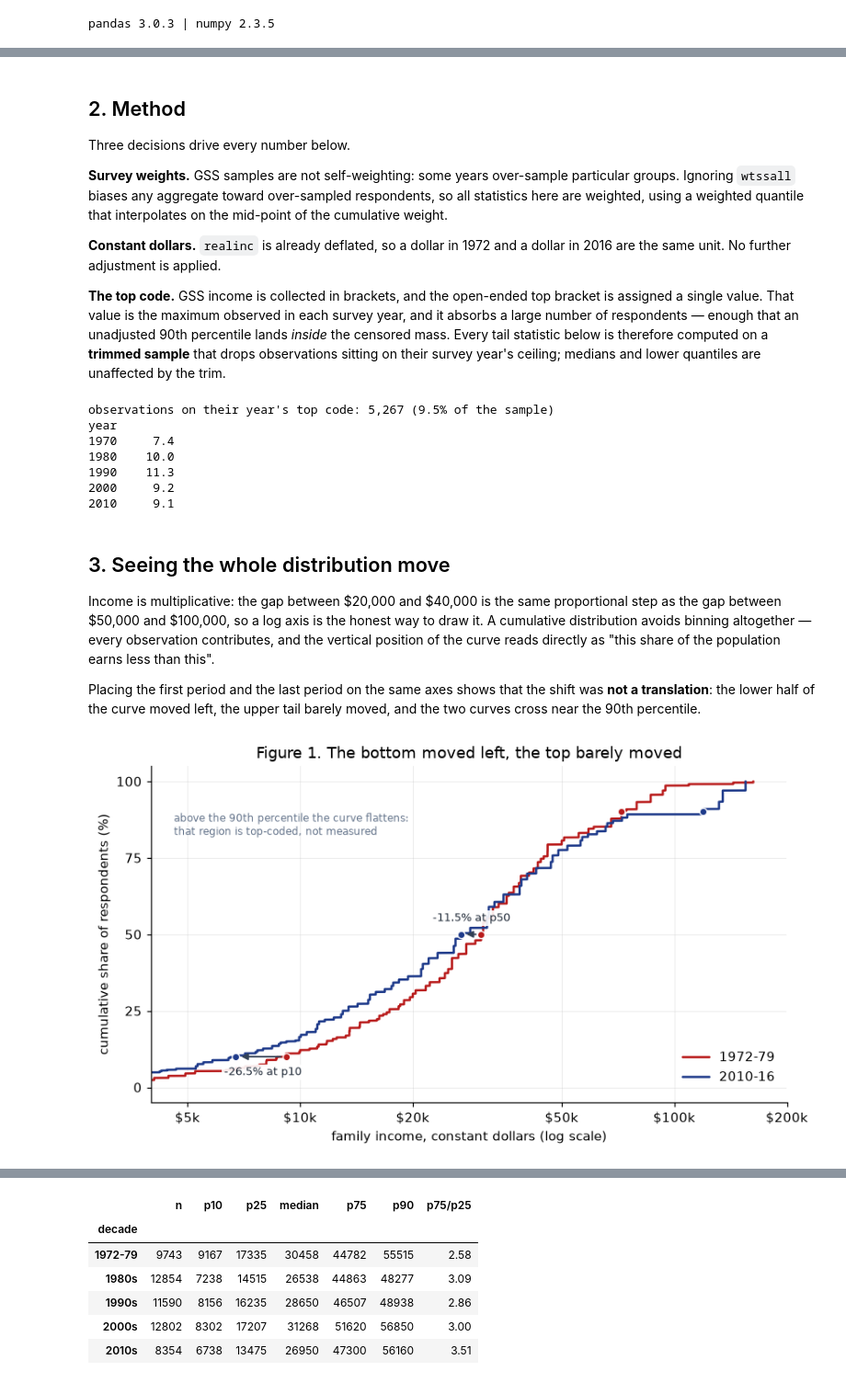
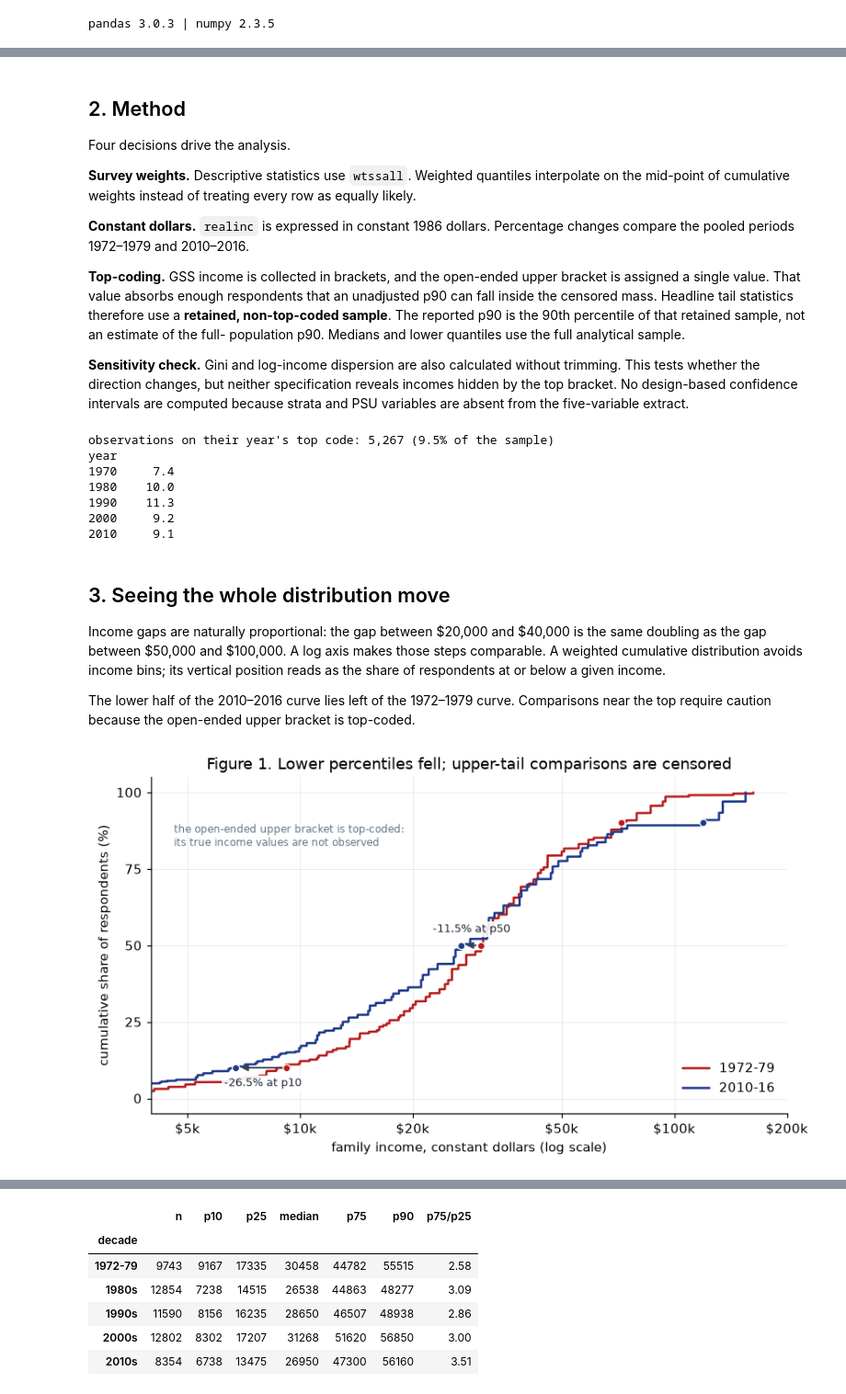
Before and after one commit to wangtingyue0322-beep/data-science-project, a Jupyter notebook: income_analysis.ipynb, the cells around one changed output, grey strips where cells are left out. Shown at 92% size. Drawn from its saved outputs; the diff is of its cells as text; code cells hidden in the pictures.

Commit message:
Improve analytical rigour and reproducibility

```diff
--- a/income_analysis.ipynb
+++ b/income_analysis.ipynb
@@ -63,20 +75,24 @@ survey years: 1972-2016
 # %% [markdown]
 ## 2. Method
 
-Three decisions drive every number below.
+Four decisions drive the analysis.
 
-**Survey weights.** GSS samples are not self-weighting: some years over-sample particular groups.
-Ignoring `wtssall` biases any aggregate toward over-sampled respondents, so all statistics here are
-weighted, using a weighted quantile that interpolates on the mid-point of the cumulative weight.
+**Survey weights.** Descriptive statistics use `wtssall`. Weighted quantiles interpolate on the
+mid-point of cumulative weights instead of treating every row as equally likely.
 
-**Constant dollars.** `realinc` is already deflated, so a dollar in 1972 and a dollar in 2016 are the
-same unit. No further adjustment is applied.
+**Constant dollars.** `realinc` is expressed in constant 1986 dollars. Percentage changes compare
+the pooled periods 1972–1979 and 2010–2016.
 
-**The top code.** GSS income is collected in brackets, and the open-ended top bracket is assigned a
-single value. That value is the maximum observed in each survey year, and it absorbs a large number
-of respondents — enough that an unadjusted 90th percentile lands *inside* the censored mass. Every
-tail statistic below is therefore computed on a **trimmed sample** that drops observations sitting on
-their survey year's ceiling; medians and lower quantiles are unaffected by the trim.
+**Top-coding.** GSS income is collected in brackets, and the open-ended upper bracket is assigned
+a single value. That value absorbs enough respondents that an unadjusted p90 can fall inside the
+censored mass. Headline tail statistics therefore use a **retained, non-top-coded sample**. The
+reported p90 is the 90th percentile of that retained sample, not an estimate of the full-
+population p90. Medians and lower quantiles use the full analytical sample.
+
+**Sensitivity check.** Gini and log-income dispersion are also calculated without trimming. This
+tests whether the direction changes, but neither specification reveals incomes hidden by the top
+bracket. No design-based confidence intervals are computed because strata and PSU variables are
+absent from the five-variable extract.
 # %%
 def weighted_quantile(values, weights, q):
     """Weighted quantile via linear interpolation on cumulative mid-weights."""
@@ -120,14 +136,13 @@ year
 # %% [markdown]
 ## 3. Seeing the whole distribution move
 
-Income is multiplicative: the gap between \$20,000 and \$40,000 is the same proportional step as the
-gap between \$50,000 and \$100,000, so a log axis is the honest way to draw it. A cumulative
-distribution avoids binning altogether — every observation contributes, and the vertical position of
-the curve reads directly as "this share of the population earns less than this".
+Income gaps are naturally proportional: the gap between \$20,000 and \$40,000 is the same
+doubling as the gap between \$50,000 and \$100,000. A log axis makes those steps comparable.
+A weighted cumulative distribution avoids income bins; its vertical position reads as the share
+of respondents at or below a given income.
 
-Placing the first period and the last period on the same axes shows that the shift was **not a
-translation**: the lower half of the curve moved left, the upper tail barely moved, and the two
-curves cross near the 90th percentile.
+The lower half of the 2010–2016 curve lies left of the 1972–1979 curve. Comparisons near the top
+require caution because the open-ended upper bracket is top-coded.
 # %%
 def weighted_ecdf(values, weights):
     v = np.asarray(values, dtype=float)
@@ -148,34 +163,34 @@ for lo, hi, label, colour in periods:
     ax.plot(v / 1e3, c * 100, color=colour, linewidth=1.7, label=label, solid_capstyle="round")
     marks[label] = [weighted_quantile(d.realinc, d.wtssall, q) for q in quantiles]
     for q, val in zip(quantiles, marks[label]):
         ax.plot([val / 1e3], [q * 100], marker="o", markersize=5.5, color=colour,
                 markeredgecolor="white", markeredgewidth=0.9, zorder=5)
 
 for q, old, new in zip(quantiles[:2], marks["1972-79"], marks["2010-16"]):
     ax.annotate("", xy=(new / 1e3, q * 100), xytext=(old / 1e3, q * 100),
                 arrowprops=dict(arrowstyle="-|>", color="#334155", linewidth=1.2,
                                 shrinkA=4, shrinkB=4))
     ax.annotate(f"{100 * (new / old - 1):+.1f}% at p{int(q * 100)}",
                 xy=((old + new) / 2 / 1e3, q * 100), xytext=(0, -14 if q < .5 else 10),
                 textcoords="offset points", ha="center", fontsize=8.5, color="#1f2937",
                 bbox=dict(facecolor="white", edgecolor="none", alpha=0.9, pad=1.5))
 
 ax.set_xscale("log")
 ax.set_xlim(4, 200)
 ax.set_xticks([5, 10, 20, 50, 100, 200])
 ax.set_xticklabels(["$5k", "$10k", "$20k", "$50k", "$100k", "$200k"])
 ax.minorticks_off()
 ax.set_yticks([0, 25, 50, 75, 100])
 ax.set_xlabel("family income, constant dollars (log scale)")
 ax.set_ylabel("cumulative share of respondents (%)")
-ax.set_title("Figure 1. The bottom moved left, the top barely moved")
+ax.set_title("Figure 1. Lower percentiles fell; upper-tail comparisons are censored")
 ax.legend(frameon=False, loc="lower right", bbox_to_anchor=(1.0, 0.02))
-ax.text(4.6, 90, "above the 90th percentile the curve flattens:\nthat region is top-coded, not measured",
+ax.text(4.6, 90, "the open-ended upper bracket is top-coded:\nits true income values are not observed",
         fontsize=8, color="#64748b", va="top")
 
 fig.tight_layout()
 fig.savefig(FIG / "fig1_income_cdf_1970s_vs_2010s.png", bbox_inches="tight")
 plt.show()
 # %% [output]
-[figure, old version]
+[figure, new version]
 # %% [markdown]
```
Also changed, not shown: parts of 10 cells of this notebook, 7 other files.
